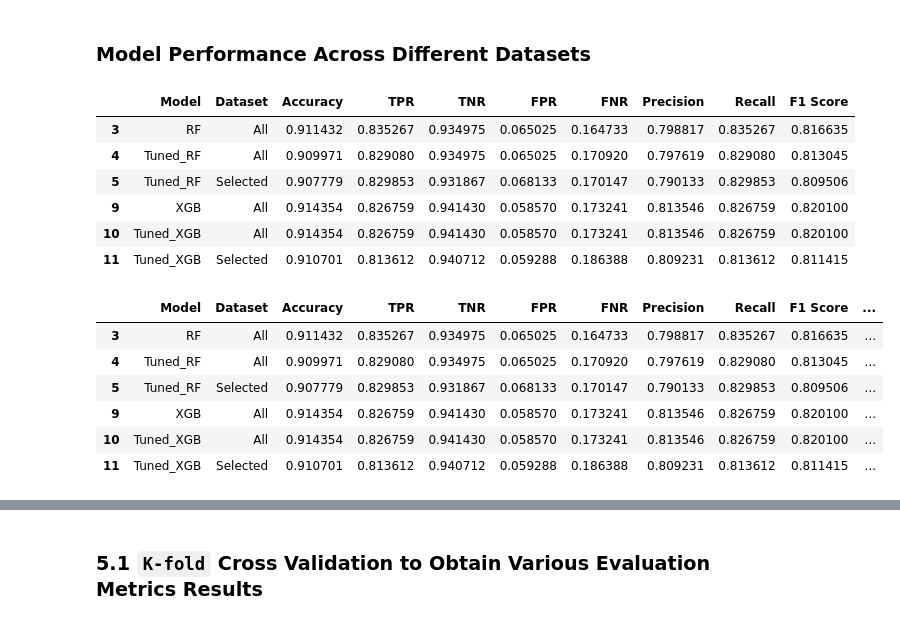
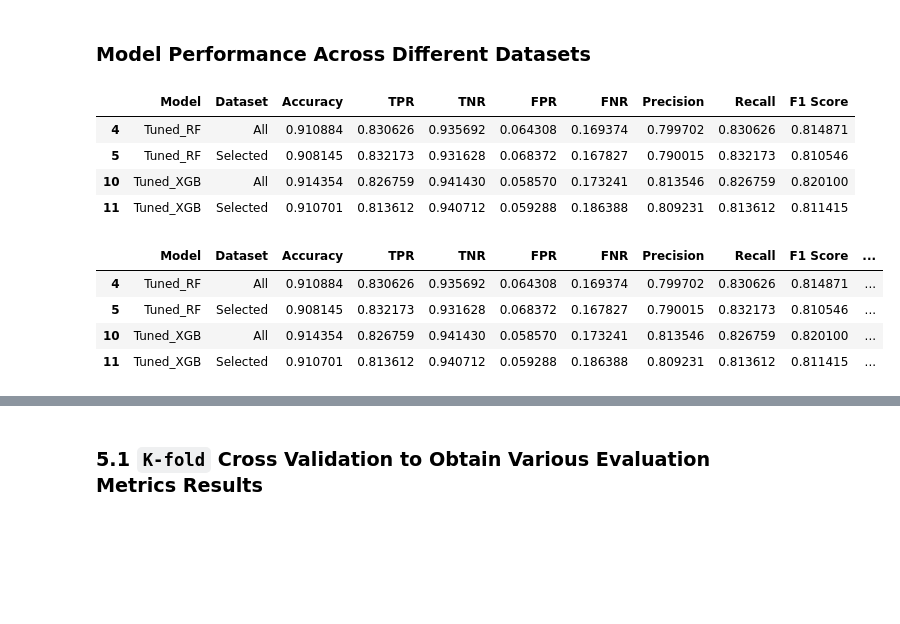
Before and after one commit to leileijng/bc2407-linkedin, a Jupyter notebook: 1_HR-Analysis/HR-Analysis Modelling.ipynb, the cells around one changed output, grey strips where cells are left out. Drawn from its saved outputs; the diff is of its cells as text; code cells hidden in the pictures; blank space fills up the shorter version.

```diff
--- a/1_HR-Analysis/HR-Analysis Modelling.ipynb
+++ b/1_HR-Analysis/HR-Analysis Modelling.ipynb
@@ -935,18 +921,18 @@ ROC-AUC-Score: 0.9552700051528866
 # %%
 # On selected features
 # RFC Parameters tunning
-RFC = RandomForestClassifier()
+RFC = RandomForestClassifier(oob_score=True)
 
 # GridSerachCV
 param_grid = {
     "max_features": ['auto', 'sqrt'],
-    "criterion" : ["gini"],
-    "n_estimators": [100, 200, 500]
+    "criterion" : ["gini", "entropy"],
+    "n_estimators": [200, 500]
 }
 
 gsRFC_2 = GridSearchCV(RFC,param_grid = param_grid, cv=kfold, scoring="accuracy", n_jobs= 4)
 
-gsRFC_2.fit(X_train_os.iloc[:,selected_index],y_train_os.values.reshape(-1))
+gsRFC_2.fit(X_train_selected,y_train_os.values.reshape(-1))
 
 RFC_best2 = gsRFC_2.best_estimator_
 
@@ -976,7 +962,7 @@ RFC_best2.get_params()
  'verbose': 0,
  'warm_start': False}
 # %%
-answer = model_performance(RFC_best2, X_train_os.iloc[:,selected_index], X_test.iloc[:,selected_index], y_train_os, y_test)
+answer = model_performance(RFC_best2, X_train_selected, X_test_selected, y_train_os, y_test)
 answer = ['Tuned_RF']+['Selected'] + list(answer)
 
 final_answer.loc[indexx] = answer
@@ -1674,3 +1671,6 @@ f1_score: 0.7211796246648794
 [figure]
 ROC-AUC-Score: 0.9165352560422539
 -----
+# %%
+final_answer = final_answer[final_answer['Model'].isin([ 'Tuned_RF', 'Tuned_XGB', 'Tuned_CART', 'Tuned_LR', 'Tuned_SVM'])]
+final_answer.sort_values(by=['Accuracy'], ascending=False)
@@ -1709,25 +1700,21 @@ final_answer.sort_values(by=['Accuracy'], ascending=False)
 # %% [markdown]
 ### Model Performance Across Different Datasets
 # %%
-df_compare = final_answer[final_answer['Model'].isin(['RF', 'Tuned_RF', 'XGB', 'Tuned_XGB'])]
+df_compare = final_answer[final_answer['Model'].isin([ 'Tuned_RF', 'Tuned_XGB'])]
 df_compare
 # %% [output]
 |  | Model | Dataset | Accuracy | TPR | TNR | FPR | FNR | Precision | Recall | F1 Score |
-| 3 | RF | All | 0.911432 | 0.835267 | 0.934975 | 0.065025 | 0.164733 | 0.798817 | 0.835267 | 0.816635 |
-| 4 | Tuned_RF | All | 0.909971 | 0.829080 | 0.934975 | 0.065025 | 0.170920 | 0.797619 | 0.829080 | 0.813045 |
-| 5 | Tuned_RF | Selected | 0.907779 | 0.829853 | 0.931867 | 0.068133 | 0.170147 | 0.790133 | 0.829853 | 0.809506 |
-| 9 | XGB | All | 0.914354 | 0.826759 | 0.941430 | 0.058570 | 0.173241 | 0.813546 | 0.826759 | 0.820100 |
+| 4 | Tuned_RF | All | 0.910884 | 0.830626 | 0.935692 | 0.064308 | 0.169374 | 0.799702 | 0.830626 | 0.814871 |
+| 5 | Tuned_RF | Selected | 0.908145 | 0.832173 | 0.931628 | 0.068372 | 0.167827 | 0.790015 | 0.832173 | 0.810546 |
 | 10 | Tuned_XGB | All | 0.914354 | 0.826759 | 0.941430 | 0.058570 | 0.173241 | 0.813546 | 0.826759 | 0.820100 |
 | 11 | Tuned_XGB | Selected | 0.910701 | 0.813612 | 0.940712 | 0.059288 | 0.186388 | 0.809231 | 0.813612 | 0.811415 |
 # %%
-df_compare_2 = df_compare.assign(Model_Dataset = df_compare['Model'] + '_' + df_compare['Dataset'])
+df_compare_2 = df_compare.assign(Model_Datasset = df_compare['Model'] + '_' + df_compare['Dataset'])
 df_compare_2
 # %% [output]
 |  | Model | Dataset | Accuracy | TPR | TNR | FPR | FNR | Precision | Recall | F1 Score | ... |
-| 3 | RF | All | 0.911432 | 0.835267 | 0.934975 | 0.065025 | 0.164733 | 0.798817 | 0.835267 | 0.816635 | ... |
-| 4 | Tuned_RF | All | 0.909971 | 0.829080 | 0.934975 | 0.065025 | 0.170920 | 0.797619 | 0.829080 | 0.813045 | ... |
-| 5 | Tuned_RF | Selected | 0.907779 | 0.829853 | 0.931867 | 0.068133 | 0.170147 | 0.790133 | 0.829853 | 0.809506 | ... |
-| 9 | XGB | All | 0.914354 | 0.826759 | 0.941430 | 0.058570 | 0.173241 | 0.813546 | 0.826759 | 0.820100 | ... |
+| 4 | Tuned_RF | All | 0.910884 | 0.830626 | 0.935692 | 0.064308 | 0.169374 | 0.799702 | 0.830626 | 0.814871 | ... |
+| 5 | Tuned_RF | Selected | 0.908145 | 0.832173 | 0.931628 | 0.068372 | 0.167827 | 0.790015 | 0.832173 | 0.810546 | ... |
 | 10 | Tuned_XGB | All | 0.914354 | 0.826759 | 0.941430 | 0.058570 | 0.173241 | 0.813546 | 0.826759 | 0.820100 | ... |
 | 11 | Tuned_XGB | Selected | 0.910701 | 0.813612 | 0.940712 | 0.059288 | 0.186388 | 0.809231 | 0.813612 | 0.811415 | ... |
 # %%
```
Also changed, not shown: parts of 39 cells of this notebook.
